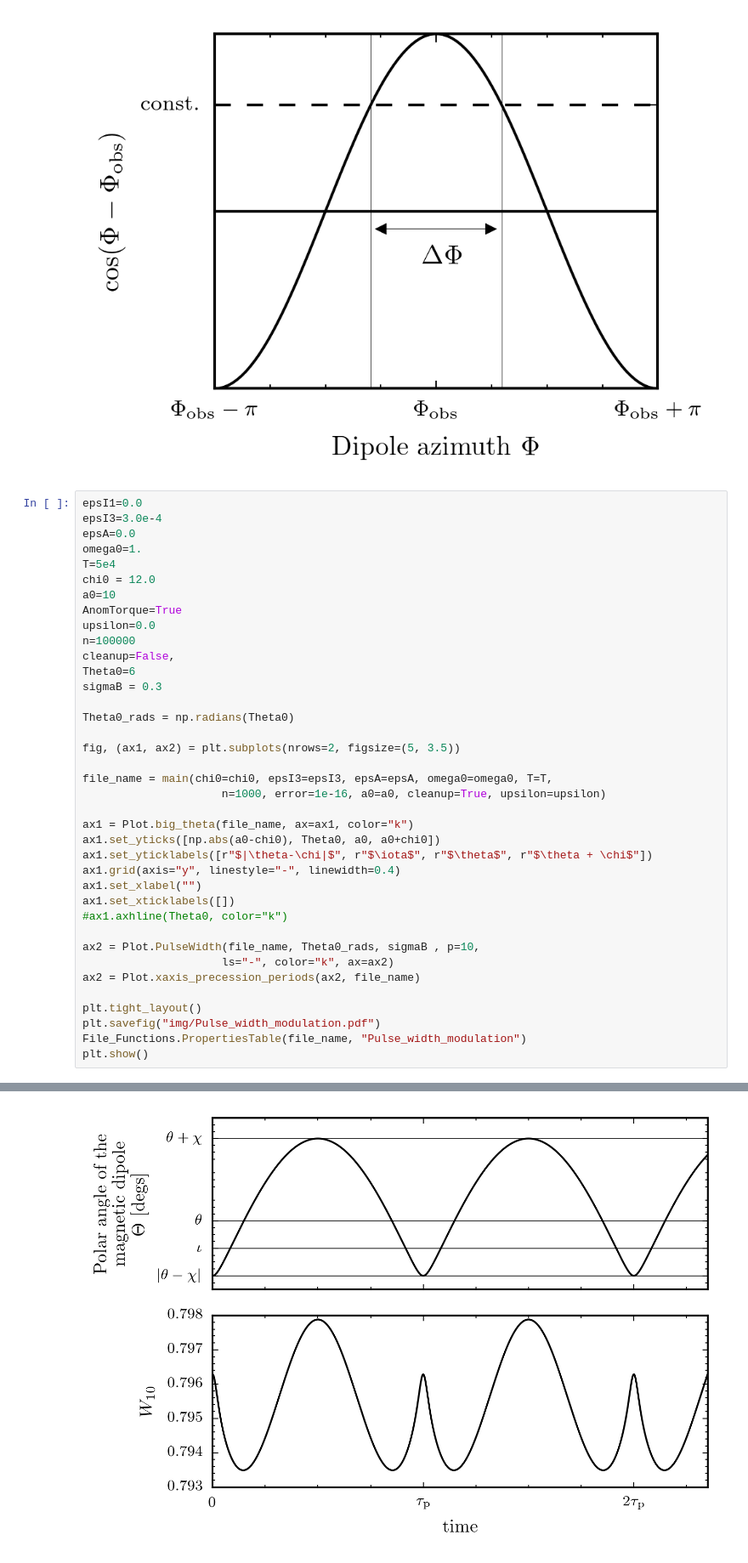
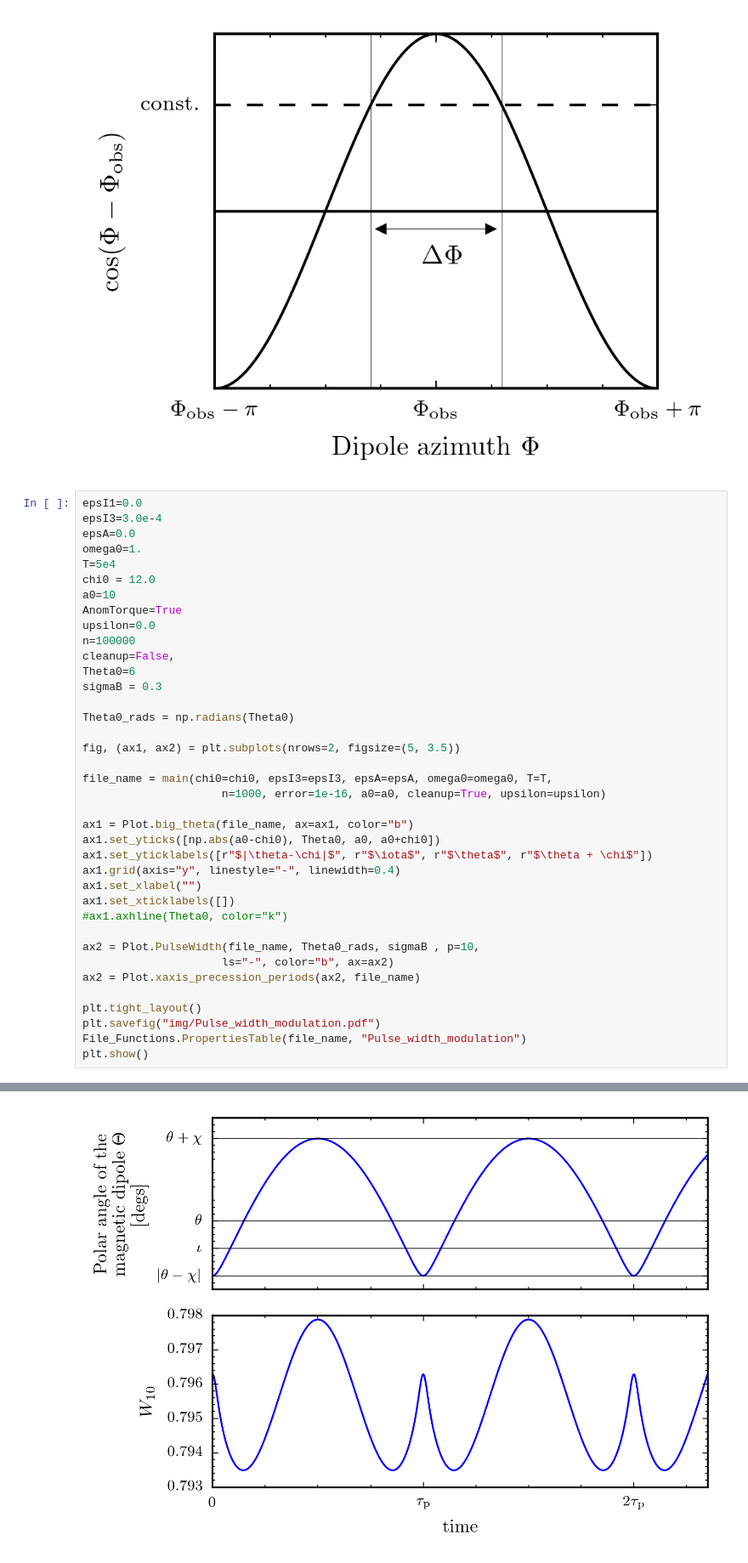
Before and after one commit to GregoryAshton/thesis, a Jupyter notebook: inertial_frame/GeneratePlots-NoTorque.ipynb, the cells around one changed output, grey strips where cells are left out. Shown at 85% size. Saved outputs shown, nothing was run; the diff lists cells and outputs as text.

```diff
--- a/inertial_frame/GeneratePlots-NoTorque.ipynb
+++ b/inertial_frame/GeneratePlots-NoTorque.ipynb
@@ -335,33 +335,33 @@ fig, (ax1, ax2) = plt.subplots(nrows=2, figsize=(5, 3.5))
 file_name = main(chi0=chi0, epsI3=epsI3, epsA=epsA, omega0=omega0, T=T,
                      n=1000, error=1e-16, a0=a0, cleanup=True, upsilon=upsilon)
 
-ax1 = Plot.big_theta(file_name, ax=ax1, color="k")
+ax1 = Plot.big_theta(file_name, ax=ax1, color="b")
 ax1.set_yticks([np.abs(a0-chi0), Theta0, a0, a0+chi0])
 ax1.set_yticklabels([r"$|\theta-\chi|$", r"$\iota$", r"$\theta$", r"$\theta + \chi$"])
 ax1.grid(axis="y", linestyle="-", linewidth=0.4)
 ax1.set_xlabel("")
 ax1.set_xticklabels([])
 #ax1.axhline(Theta0, color="k")
 
 ax2 = Plot.PulseWidth(file_name, Theta0_rads, sigmaB , p=10,
-                     ls="-", color="k", ax=ax2)
+                     ls="-", color="b", ax=ax2)
 ax2 = Plot.xaxis_precession_periods(ax2, file_name)
 
 plt.tight_layout()
 plt.savefig("img/Pulse_width_modulation.pdf")
 File_Functions.PropertiesTable(file_name, "Pulse_width_modulation")
 plt.show()
 # %% [output]
 ./data/Unknown_SpindownTorqueSwitching_1_chi0_1.2000000000e+01_omega0_1.00e+00_epsI3_3.00e-04_AnomTorqueSwitching_1_n_1000_a0_1.0000000000e+01_T_5.00e+04_upsilon_0.00e+00_epsA_0.00e+00_epsI1_0.00e+00_ ...
 BETA FUNCTION IS USED
 BETA FUNCTION IS USED
 BETA FUNCTION IS USED
 BETA FUNCTION IS USED
 ./data/Unknown_SpindownTorqueSwitching_1_chi0_1.2000000000e+01_omega0_1.00e+00_epsI3_3.00e-04_AnomTorqueSwitching_1_n_1000_a0_1.0000000000e+01_T_5.00e+04_upsilon_0.00e+00_epsA_0.00e+00_epsI1_0.00e+00_ ...
 BETA FUNCTION IS USED
 BETA FUNCTION IS USED
 BETA FUNCTION IS USED
 BETA FUNCTION IS USED
 BETA FUNCTION IS USED
 BETA FUNCTION IS USED
-[figure, old version]
+[figure, new version]
```
Also changed, not shown: parts of 1 cell of this notebook, 6 other files.
